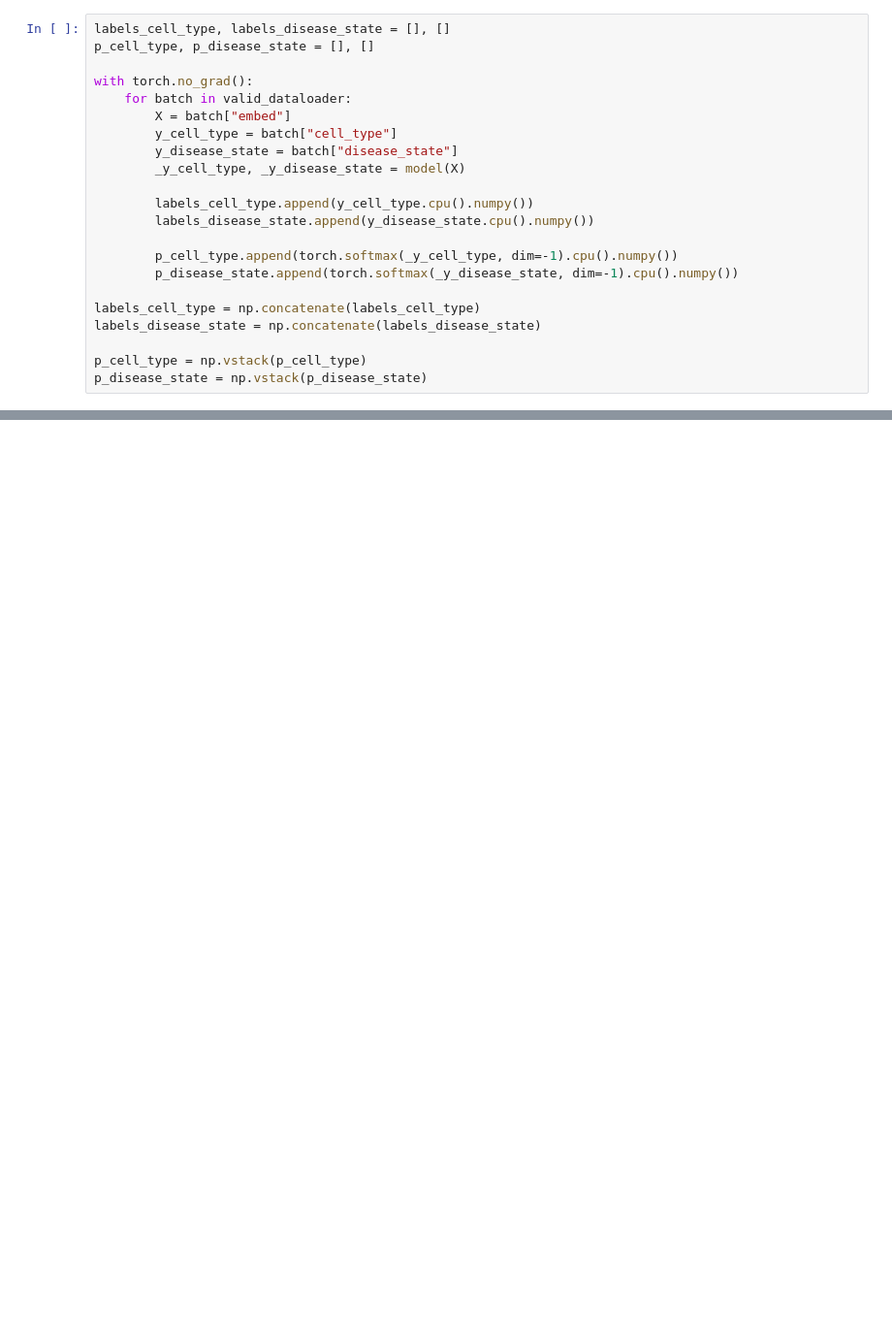
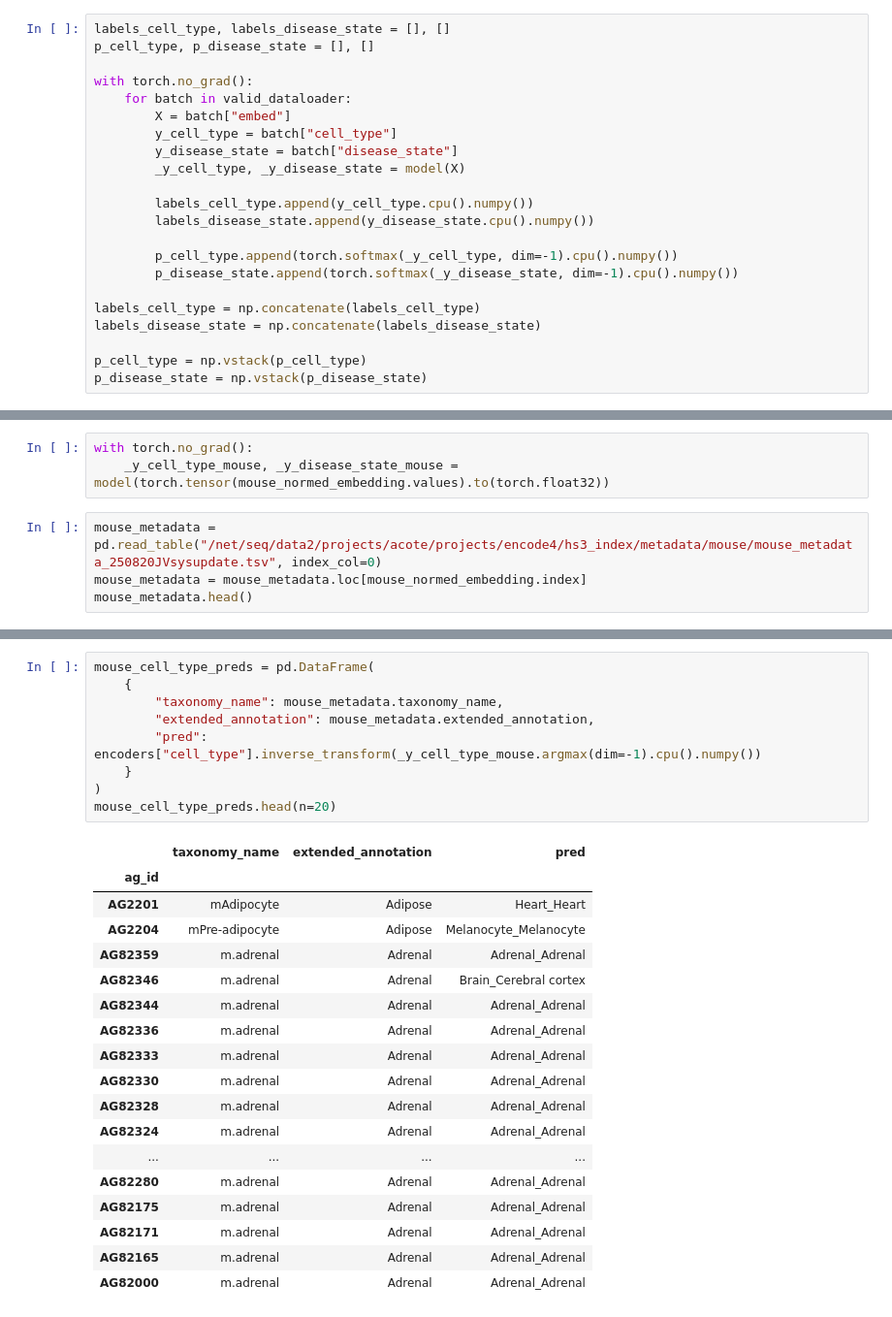
Before and after one commit to vierstralab/vinson, a Jupyter notebook: notebooks/CellTypeInference.ipynb, the cells around one changed output, grey strips where cells are left out. Shown at 97% size. Cells and saved outputs as stored; diff of their text form; blank space fills up the shorter version.

```diff
--- a/notebooks/CellTypeInference.ipynb
+++ b/notebooks/CellTypeInference.ipynb
@@ -160,0 +447,7 @@ Text(0.5, 1.0, 'Muscle')
+# %%
+with torch.no_grad():
+    _y_cell_type_mouse, _y_disease_state_mouse = model(torch.tensor(mouse_normed_embedding.values).to(torch.float32))
+# %%
+mouse_metadata = pd.read_table("/net/seq/data2/projects/acote/projects/encode4/hs3_index/metadata/mouse/mouse_metadata_250820JVsysupdate.tsv", index_col=0)
+mouse_metadata = mouse_metadata.loc[mouse_normed_embedding.index]
+mouse_metadata.head()
@@ -160,0 +463,28 @@ Text(0.5, 1.0, 'Muscle')
+# %%
+mouse_cell_type_preds = pd.DataFrame(
+    {
+        "taxonomy_name": mouse_metadata.taxonomy_name,
+        "extended_annotation": mouse_metadata.extended_annotation,
+        "pred": encoders["cell_type"].inverse_transform(_y_cell_type_mouse.argmax(dim=-1).cpu().numpy())
+    }
+)
+mouse_cell_type_preds.head(n=20)
+# %% [output]
+|  | taxonomy_name | extended_annotation | pred |
+| ag_id |  |  |  |
+| AG2201 | mAdipocyte | Adipose | Heart_Heart |
+| AG2204 | mPre-adipocyte | Adipose | Melanocyte_Melanocyte |
+| AG82359 | m.adrenal | Adrenal | Adrenal_Adrenal |
+| AG82346 | m.adrenal | Adrenal | Brain_Cerebral cortex |
+| AG82344 | m.adrenal | Adrenal | Adrenal_Adrenal |
+| AG82336 | m.adrenal | Adrenal | Adrenal_Adrenal |
+| AG82333 | m.adrenal | Adrenal | Adrenal_Adrenal |
+| AG82330 | m.adrenal | Adrenal | Adrenal_Adrenal |
+| AG82328 | m.adrenal | Adrenal | Adrenal_Adrenal |
+| AG82324 | m.adrenal | Adrenal | Adrenal_Adrenal |
+| ... | ... | ... | ... |
+| AG82280 | m.adrenal | Adrenal | Adrenal_Adrenal |
+| AG82175 | m.adrenal | Adrenal | Adrenal_Adrenal |
+| AG82171 | m.adrenal | Adrenal | Adrenal_Adrenal |
+| AG82165 | m.adrenal | Adrenal | Adrenal_Adrenal |
+| AG82000 | m.adrenal | Adrenal | Adrenal_Adrenal |
```
Also changed, not shown: parts of 29 cells of this notebook.
